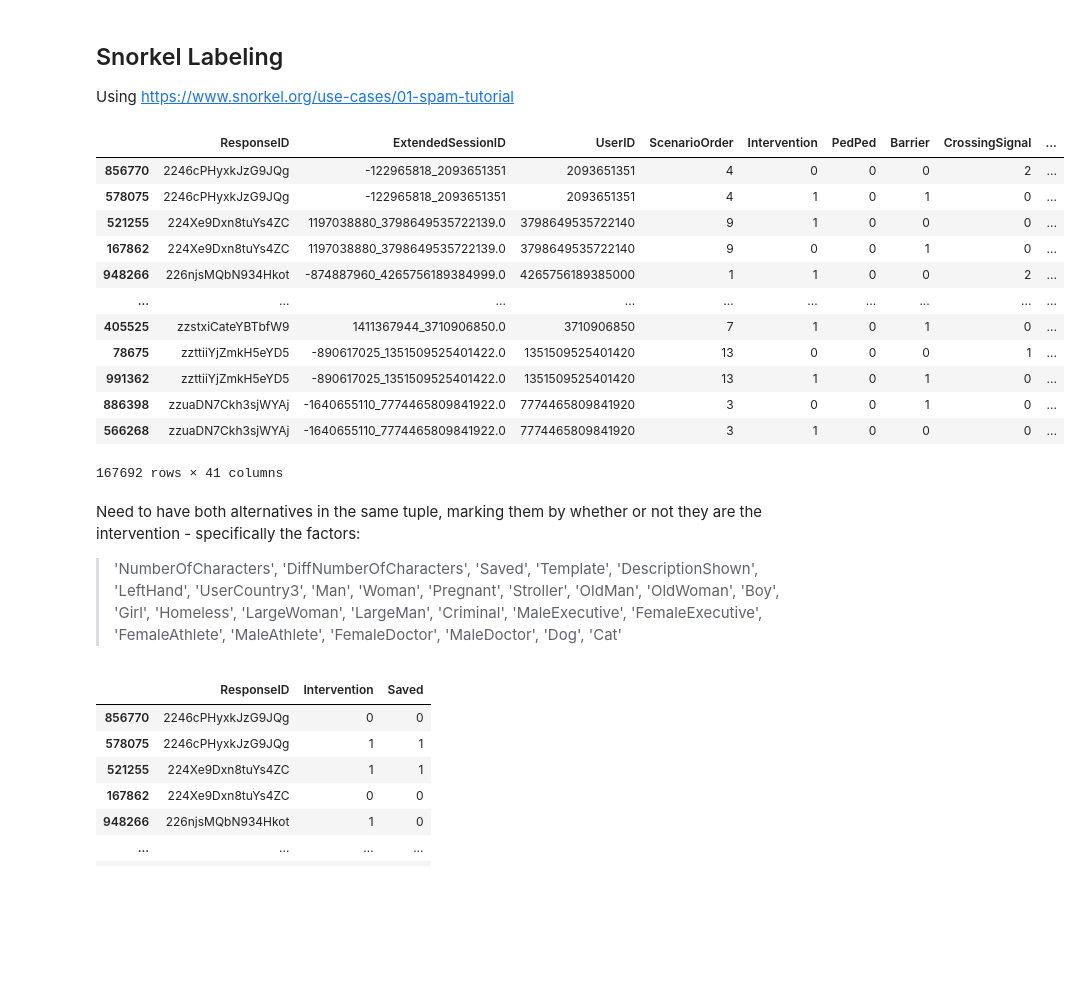
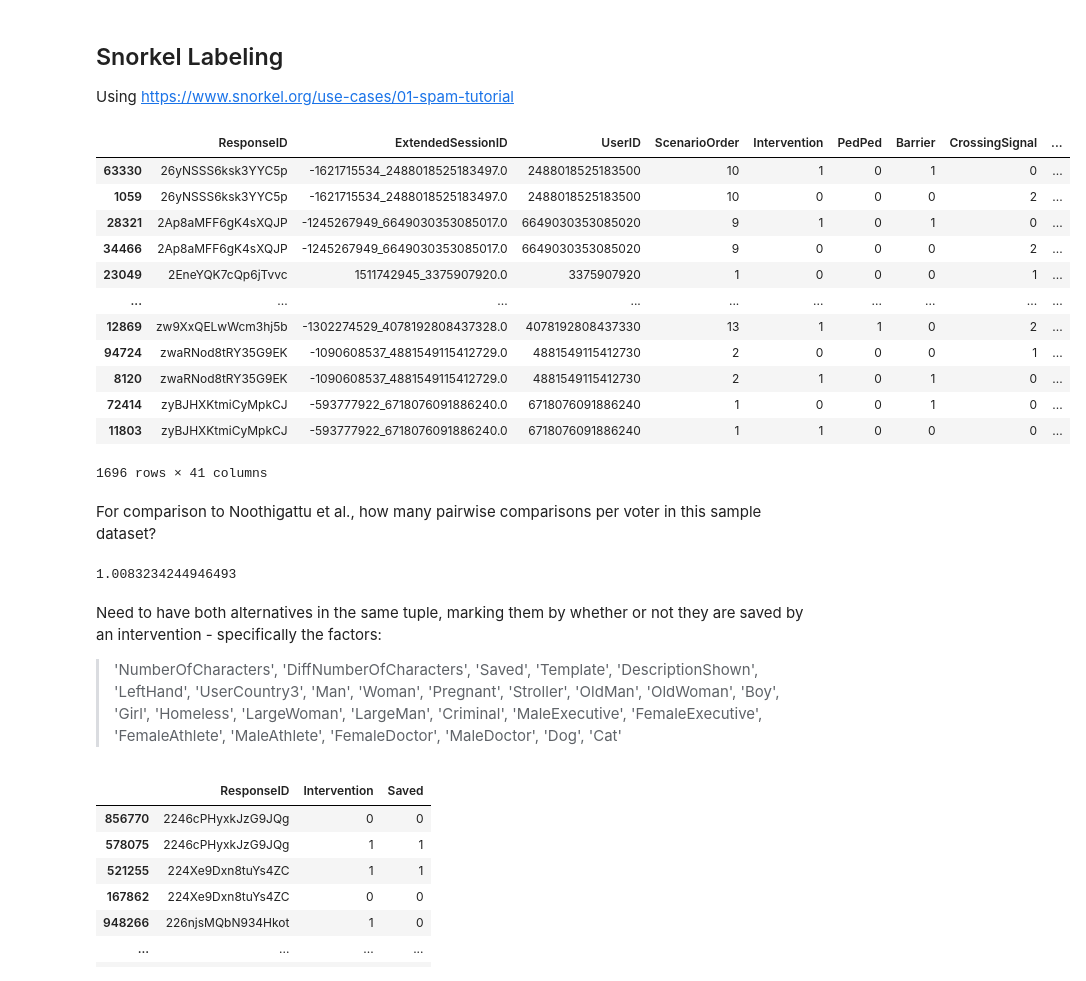
Before and after one commit to ryansteed/heuristic-moral-machine, a Jupyter notebook: jupyter/exploration.ipynb, the cells around one changed output. Saved outputs shown, nothing was run; the diff lists cells and outputs as text; code cells hidden in the pictures; blank space fills up the shorter version.

```diff
--- a/jupyter/exploration.ipynb
+++ b/jupyter/exploration.ipynb
@@ -55,33 +55,41 @@ Using https://www.snorkel.org/use-cases/01-spam-tutorial
 # %%
 # query random sample of responses grouped by ResponseID; only take responses for which both instances are present
 query = """
     --SELECT * FROM (
         SELECT * FROM sharedresponses
             WHERE ScenarioTypeStrict LIKE 'Random'
         ORDER BY RANDOM()
-        LIMIT 1000000
+        LIMIT 100000
     --)
     --GROUP BY ResponseID, ExtendedSessionID, UserID
     --HAVING COUNT(ResponseID) > 1
 """
 df = pd.read_sql(query, con=engine).groupby(by='ResponseID').filter(lambda g: g.shape[0] > 1).sort_values('ResponseID')
 df
 # %% [output]
 |  | ResponseID | ExtendedSessionID | UserID | ScenarioOrder | Intervention | PedPed | Barrier | CrossingSignal | ... |
-| 856770 | 2246cPHyxkJzG9JQg | -122965818_2093651351 | 2093651351 | 4 | 0 | 0 | 0 | 2 | ... |
-| 578075 | 2246cPHyxkJzG9JQg | -122965818_2093651351 | 2093651351 | 4 | 1 | 0 | 1 | 0 | ... |
-| 521255 | 224Xe9Dxn8tuYs4ZC | 1197038880_3798649535722139.0 | 3798649535722140 | 9 | 1 | 0 | 0 | 0 | ... |
-| 167862 | 224Xe9Dxn8tuYs4ZC | 1197038880_3798649535722139.0 | 3798649535722140 | 9 | 0 | 0 | 1 | 0 | ... |
-| 948266 | 226njsMQbN934Hkot | -874887960_4265756189384999.0 | 4265756189385000 | 1 | 1 | 0 | 0 | 2 | ... |
+| 63330 | 26yNSSS6ksk3YYC5p | -1621715534_2488018525183497.0 | 2488018525183500 | 10 | 1 | 0 | 1 | 0 | ... |
+| 1059 | 26yNSSS6ksk3YYC5p | -1621715534_2488018525183497.0 | 2488018525183500 | 10 | 0 | 0 | 0 | 2 | ... |
+| 28321 | 2Ap8aMFF6gK4sXQJP | -1245267949_6649030353085017.0 | 6649030353085020 | 9 | 1 | 0 | 1 | 0 | ... |
+| 34466 | 2Ap8aMFF6gK4sXQJP | -1245267949_6649030353085017.0 | 6649030353085020 | 9 | 0 | 0 | 0 | 2 | ... |
+| 23049 | 2EneYQK7cQp6jTvvc | 1511742945_3375907920.0 | 3375907920 | 1 | 0 | 0 | 0 | 1 | ... |
 | ... | ... | ... | ... | ... | ... | ... | ... | ... | ... |
-| 405525 | zzstxiCateYBTbfW9 | 1411367944_3710906850.0 | 3710906850 | 7 | 1 | 0 | 1 | 0 | ... |
-| 78675 | zzttiiYjZmkH5eYD5 | -890617025_1351509525401422.0 | 1351509525401420 | 13 | 0 | 0 | 0 | 1 | ... |
-| 991362 | zzttiiYjZmkH5eYD5 | -890617025_1351509525401422.0 | 1351509525401420 | 13 | 1 | 0 | 1 | 0 | ... |
-| 886398 | zzuaDN7Ckh3sjWYAj | -1640655110_7774465809841922.0 | 7774465809841920 | 3 | 0 | 0 | 1 | 0 | ... |
-| 566268 | zzuaDN7Ckh3sjWYAj | -1640655110_7774465809841922.0 | 7774465809841920 | 3 | 1 | 0 | 0 | 0 | ... |
+| 12869 | zw9XxQELwWcm3hj5b | -1302274529_4078192808437328.0 | 4078192808437330 | 13 | 1 | 1 | 0 | 2 | ... |
+| 94724 | zwaRNod8tRY35G9EK | -1090608537_4881549115412729.0 | 4881549115412730 | 2 | 0 | 0 | 0 | 1 | ... |
+| 8120 | zwaRNod8tRY35G9EK | -1090608537_4881549115412729.0 | 4881549115412730 | 2 | 1 | 0 | 1 | 0 | ... |
+| 72414 | zyBJHXKtmiCyMpkCJ | -593777922_6718076091886240.0 | 6718076091886240 | 1 | 0 | 0 | 1 | 0 | ... |
+| 11803 | zyBJHXKtmiCyMpkCJ | -593777922_6718076091886240.0 | 6718076091886240 | 1 | 1 | 0 | 0 | 0 | ... |
-167692 rows × 41 columns
+1696 rows × 41 columns
+# %% [markdown]
+For comparison to Noothigattu et al., how many pairwise comparisons per voter in this sample dataset?
+# %%
+# number of pairwise comparisons per voter?
+# = number of response IDs per voter
+df.groupby('UserID')['ResponseID'].nunique().mean()
+# %% [output]
+1.0083234244946493
 # %% [markdown]
-Need to have both alternatives in the same tuple, marking them by whether or not they are the intervention - specifically the factors:
+Need to have both alternatives in the same tuple, marking them by whether or not they are saved by an intervention - specifically the factors:
 > 'NumberOfCharacters', 'DiffNumberOfCharacters', 'Saved', 'Template', 'DescriptionShown',
 'LeftHand', 'UserCountry3', 'Man', 'Woman', 'Pregnant', 'Stroller',
 'OldMan', 'OldWoman', 'Boy', 'Girl', 'Homeless', 'LargeWoman',
```
Also changed, not shown: 1 other file.
